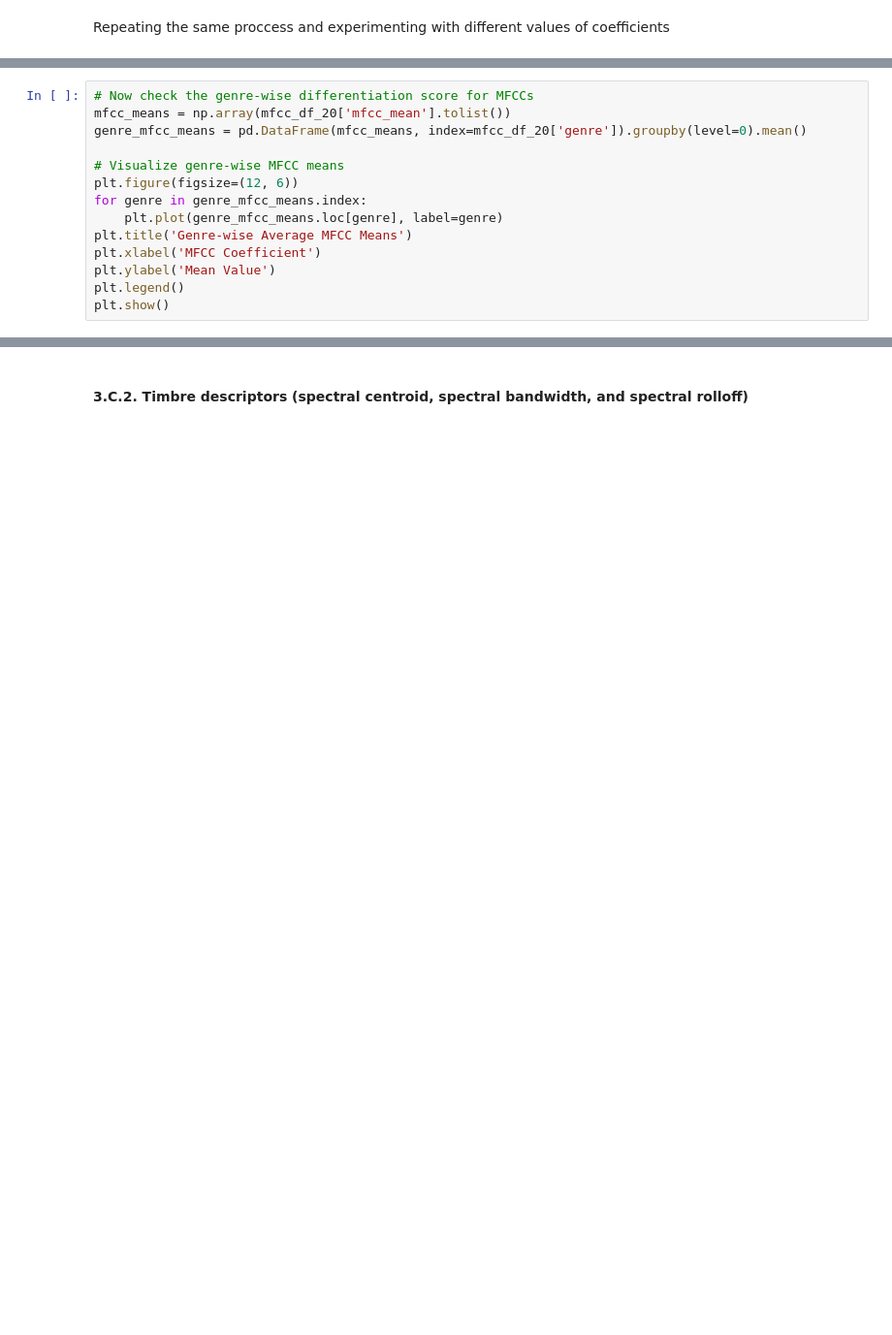
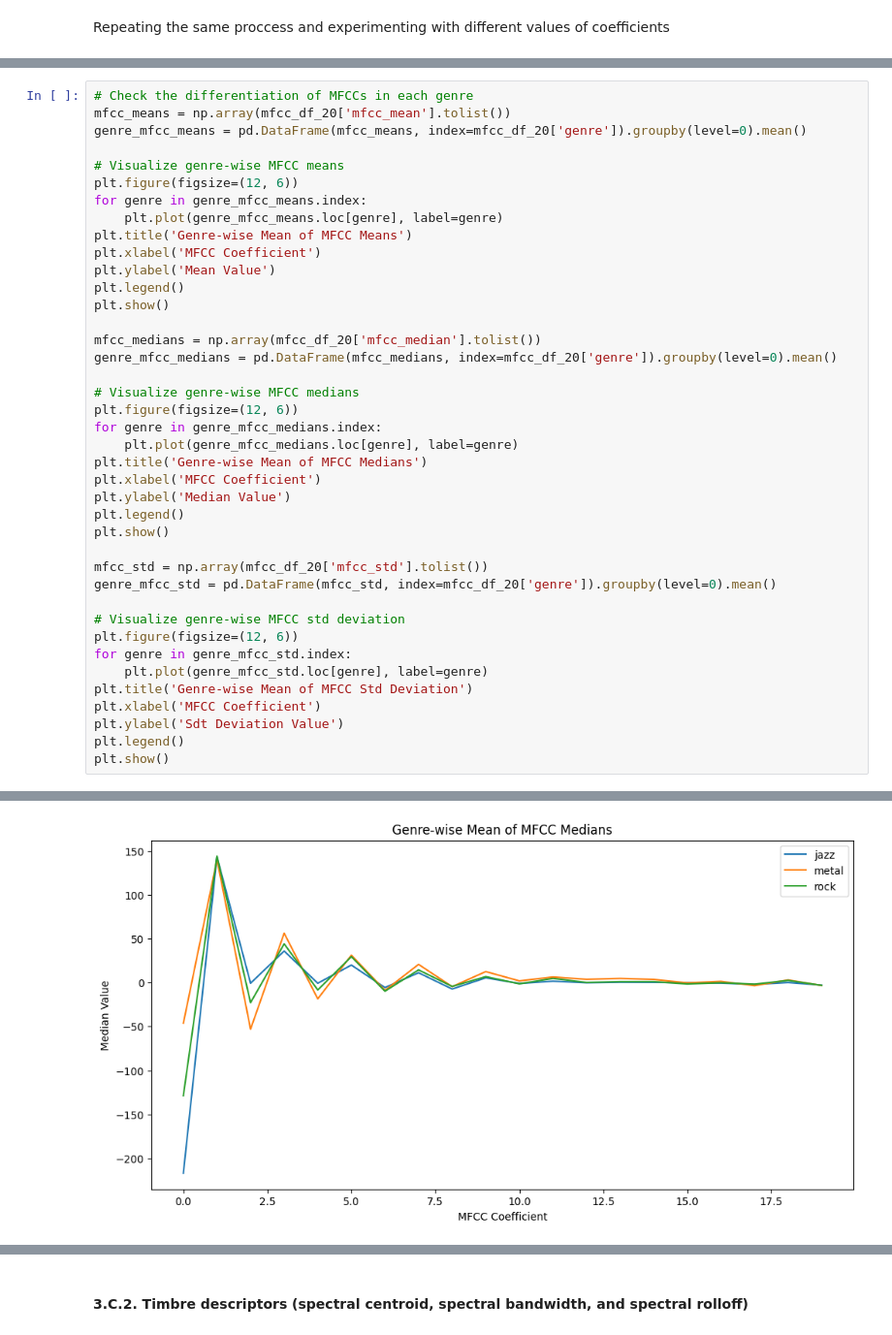
Before and after one commit to Music-Informatics-2024/Final-Project-2024, a Jupyter notebook: notebook_C.ipynb, the cells around one changed output, grey strips where cells are left out. Shown at 97% size. Saved outputs shown, nothing was run; the diff lists cells and outputs as text; blank space fills up the shorter version.

```diff
--- a/notebook_C.ipynb
+++ b/notebook_C.ipynb
@@ -218,16 +244,43 @@ plt.show()
 # %%
-# Now check the genre-wise differentiation score for MFCCs
+# Check the differentiation of MFCCs in each genre
 mfcc_means = np.array(mfcc_df_20['mfcc_mean'].tolist())
 genre_mfcc_means = pd.DataFrame(mfcc_means, index=mfcc_df_20['genre']).groupby(level=0).mean()
 
 # Visualize genre-wise MFCC means
 plt.figure(figsize=(12, 6))
 for genre in genre_mfcc_means.index:
     plt.plot(genre_mfcc_means.loc[genre], label=genre)
-plt.title('Genre-wise Average MFCC Means')
+plt.title('Genre-wise Mean of MFCC Means')
 plt.xlabel('MFCC Coefficient')
 plt.ylabel('Mean Value')
 plt.legend()
 plt.show()
+
+mfcc_medians = np.array(mfcc_df_20['mfcc_median'].tolist())
+genre_mfcc_medians = pd.DataFrame(mfcc_medians, index=mfcc_df_20['genre']).groupby(level=0).mean()
+
+# Visualize genre-wise MFCC medians
+plt.figure(figsize=(12, 6))
+for genre in genre_mfcc_medians.index:
+    plt.plot(genre_mfcc_medians.loc[genre], label=genre)
+plt.title('Genre-wise Mean of MFCC Medians')
+plt.xlabel('MFCC Coefficient')
+plt.ylabel('Median Value')
+plt.legend()
+plt.show()
+
+mfcc_std = np.array(mfcc_df_20['mfcc_std'].tolist())
+genre_mfcc_std = pd.DataFrame(mfcc_std, index=mfcc_df_20['genre']).groupby(level=0).mean()
+
+# Visualize genre-wise MFCC std deviation
+plt.figure(figsize=(12, 6))
+for genre in genre_mfcc_std.index:
+    plt.plot(genre_mfcc_std.loc[genre], label=genre)
+plt.title('Genre-wise Mean of MFCC Std Deviation')
+plt.xlabel('MFCC Coefficient')
+plt.ylabel('Sdt Deviation Value')
+plt.legend()
+plt.show()
 # %% [output]
 [figure]
+[figure, added]
```
Also changed, not shown: parts of 16 cells of this notebook.
